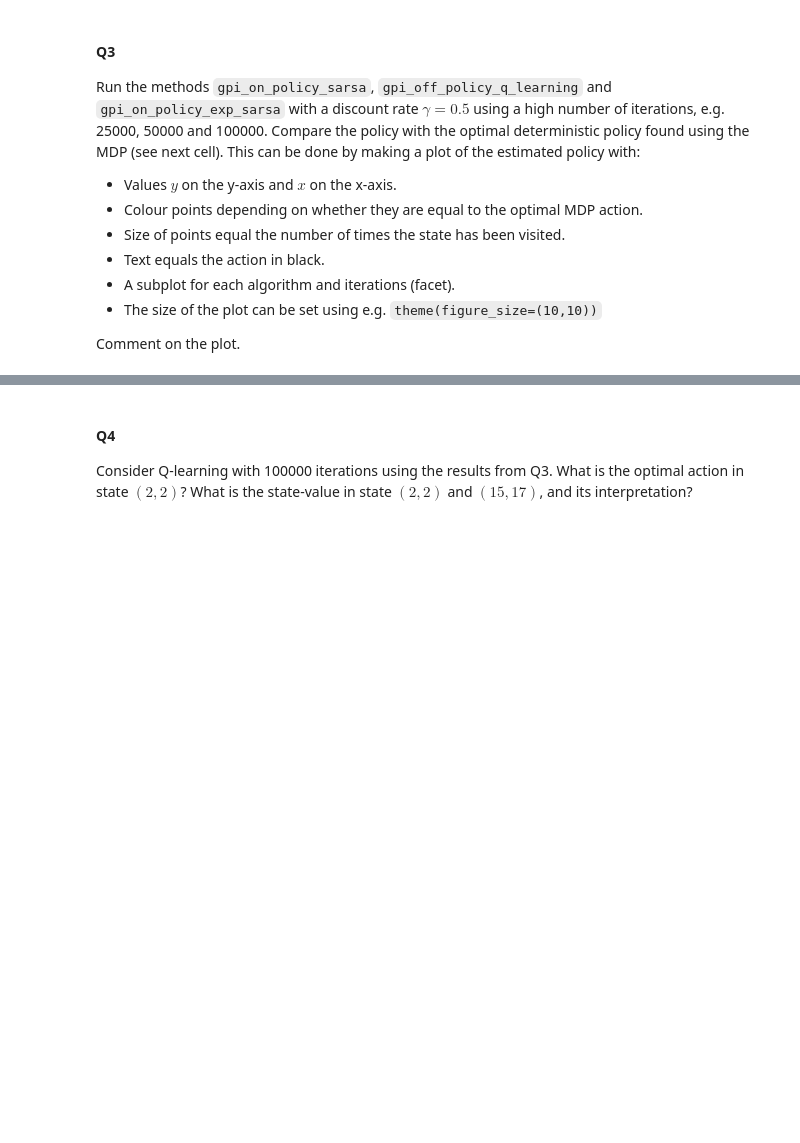
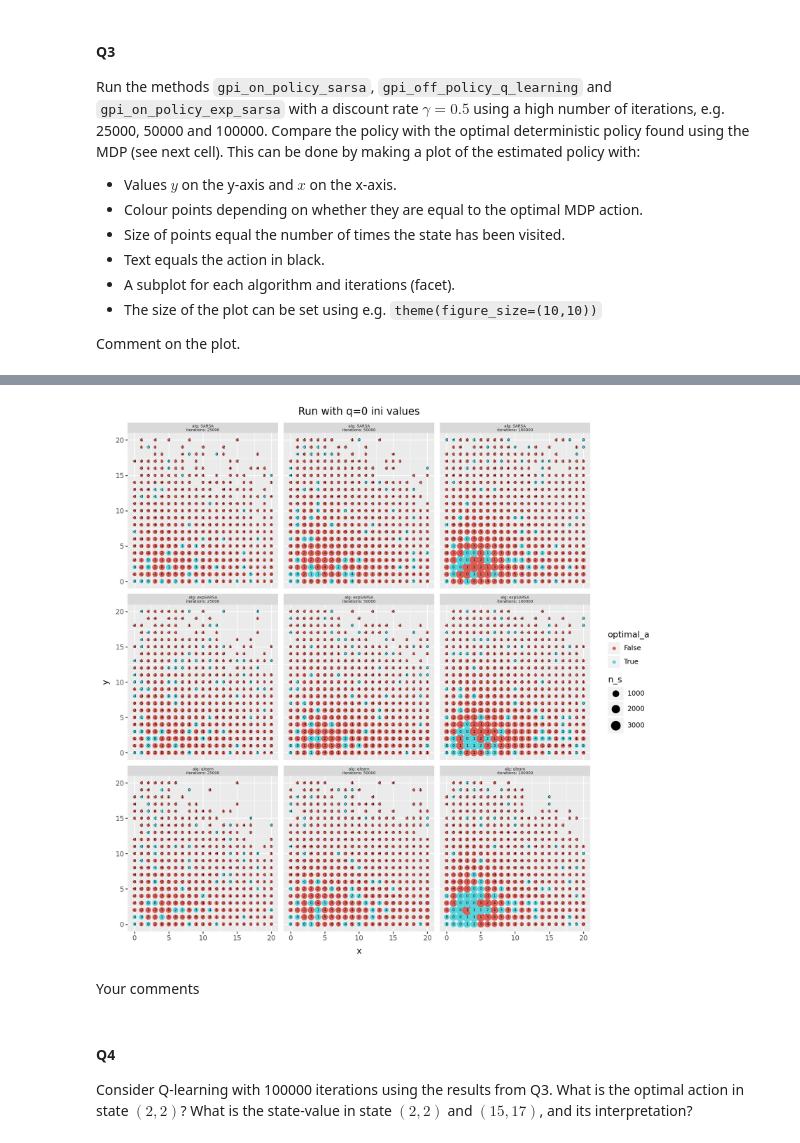
Before and after one commit to simon-mellergaard/RL, a Jupyter notebook: Exercises/11_TD_control.ipynb, the cells around one changed output, grey strips where cells are left out. Drawn from its saved outputs; the diff is of its cells as text; code cells hidden in the pictures; blank space fills up the shorter version.

```diff
--- a/Exercises/11_TD_control.ipynb
+++ b/Exercises/11_TD_control.ipynb
@@ -1286,8 +1286,8 @@ class RLEnvCar:
             raise ValueError(f"Action {a_int} not feasible in state {s}. Feasible: {sorted(feasible)}")
 
         # Apply move
-        x_bar = # Your code
-        y_bar = # Your code
+        x_bar = x - a_int
+        y_bar = y + a_int
 
         # Sample demands and returns
         d_x = int(self.rng.poisson(self.lD[0]))
@@ -1296,12 +1296,12 @@ class RLEnvCar:
         h_y = int(self.rng.poisson(self.lH[1]))
 
         # Rentals served
-        served_x = # Your code
-        served_y = # Your code
+        served_x = min(x_bar, d_x)
+        served_y = min(y_bar, d_y)
 
         # Cars remaining after rentals, then returns, then cap at 20
-        x_next = # Your code
-        y_next = # Your code
+        x_next = min(x_bar - served_x + h_x, 20)
+        y_next = min(y_bar - served_y + h_y, 20)
 
         # Reward: rental revenue minus movement cost
         reward = 10.0 * (served_x + served_y) - 2.0 * abs(a_int)
@@ -1332,15 +1337,24 @@ for s in agent.get_state_keys():
     agent.add_actions(s, actions)
 
 print("SARSA:")
-# Your code: agent.gpi_on_policy_sarsa(...)
+# Your code:
+agent.gpi_on_policy_sarsa(env, gamma=0.5, max_e=10, max_el=10, verbose = True)
 display(agent.get_action_values() >> left_join(agent.get_policy()))
 
 print("\nQ-learning:")
 # Your code
+agent.gpi_off_policy_q_learning(env, gamma=0.5, max_e=10, max_el=10, verbose = True)
+display(agent.get_action_values() >> left_join(agent.get_policy()))
 
 print("\nExpected SARSA:")
 # Your code
+agent.gpi_on_policy_exp_sarsa(env, gamma=0.5, max_e=10, max_el=10, verbose = True)
+display(agent.get_action_values() >> left_join(agent.get_policy()))
 
 display(Markdown("""
-Your comments
+The output does not really show much, as only 10 iterations have been run. Some
+changes have been made in the expected SARSA model.
+
+The output shows how much the specific state-actions have been chagned, which is
+just 1/10'th of the reward, as there have been no updates prior.
 """))
@@ -1454,3 +1580,24 @@ Your comments
+# %%
+pt = (ggplot(df_rl, aes(x='x', y='y', color='optimal_a', size='n_s'))
+     + geom_point()
+     + geom_text(aes(label='a'), size=5, color = "black")
+     + facet_wrap('~ alg + iterations', labeller="label_both")
+     + labs(title='Run with q=0 ini values')
+     + theme(strip_text_x=element_text(size=5), figure_size=(10,10))
+)
+pt.show()
+
+display(Markdown("""
+There are more visits for the runs with more iterations. There are a lot of red
+dots, indicating that the optimal policy was not found in a lot of the cases.
+It seems that the q-learning algorithm has the correct algoirhtm the most times.
+
+The most visited states are the states with the least cars in each location.
+"""))
+# %% [output]
+[figure, added]
+
+Your comments
 # %% [markdown]
 #### Q4
 
```
Also changed, not shown: parts of 9 cells of this notebook.
